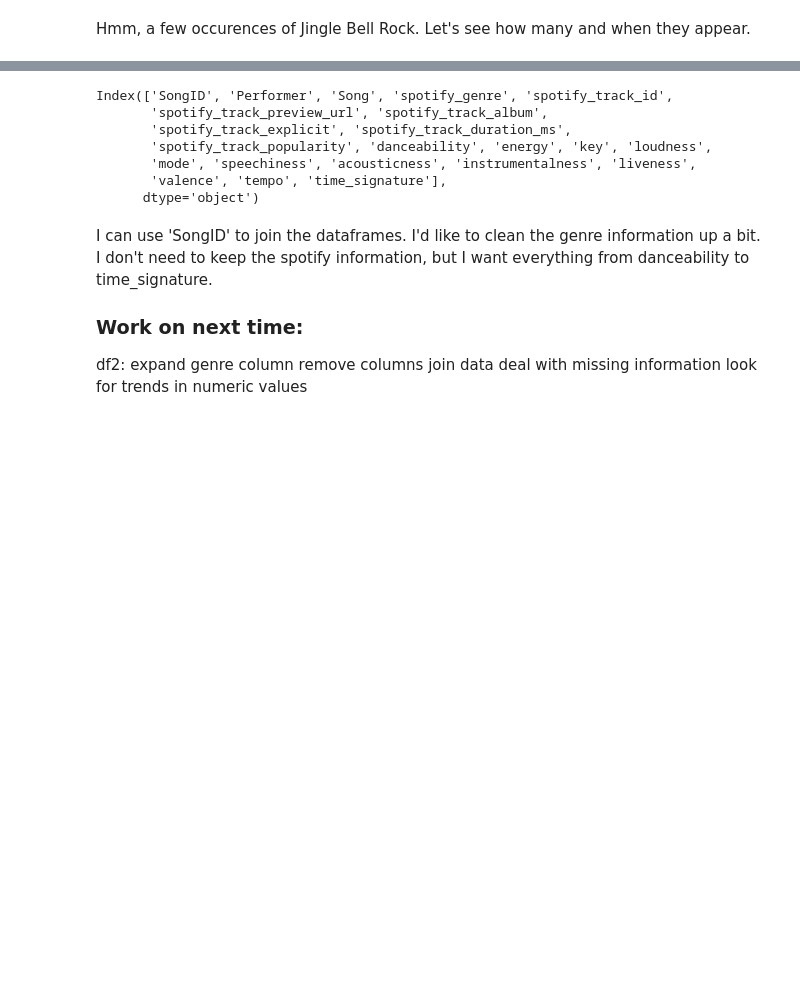
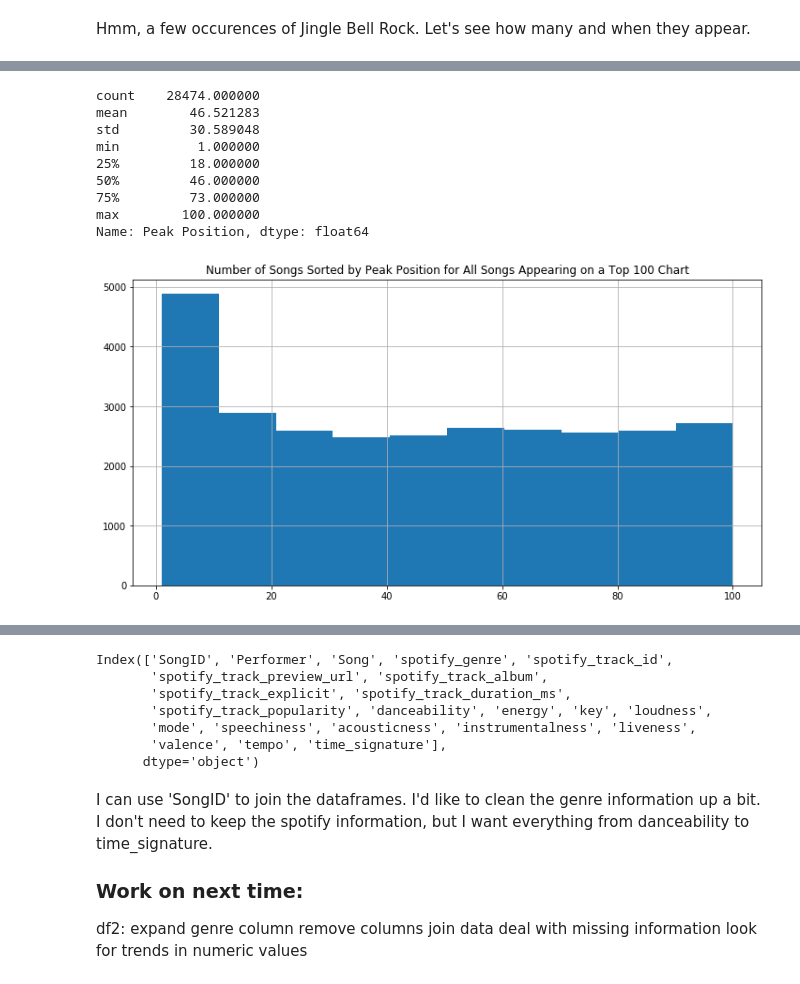
Before and after one commit to RobNewt/Data-Analysis, a Jupyter notebook: Billboard Top 100 (In Progress).ipynb, the cells around one changed output, grey strips where cells are left out. Drawn from its saved outputs; the diff is of its cells as text; code cells hidden in the pictures; blank space fills up the shorter version.

```diff
--- a/Billboard Top 100 (In Progress).ipynb
+++ b/Billboard Top 100 (In Progress).ipynb
@@ -163,0 +227,15 @@ dtype: int64
+# %%
+print(new_df1['Peak Position'].describe())
+new_df1['Peak Position'].hist(bins=10, figsize=(12,6))
+plt.title( 'Number of Songs Sorted by Peak Position for All Songs Appearing on a Top 100 Chart');
+# %% [output]
+count    28474.000000
+mean        46.521283
+std         30.589048
+min          1.000000
+25%         18.000000
+50%         46.000000
+75%         73.000000
+max        100.000000
+Name: Peak Position, dtype: float64
+[figure, added]
```
Also changed, not shown: parts of 27 cells of this notebook.
